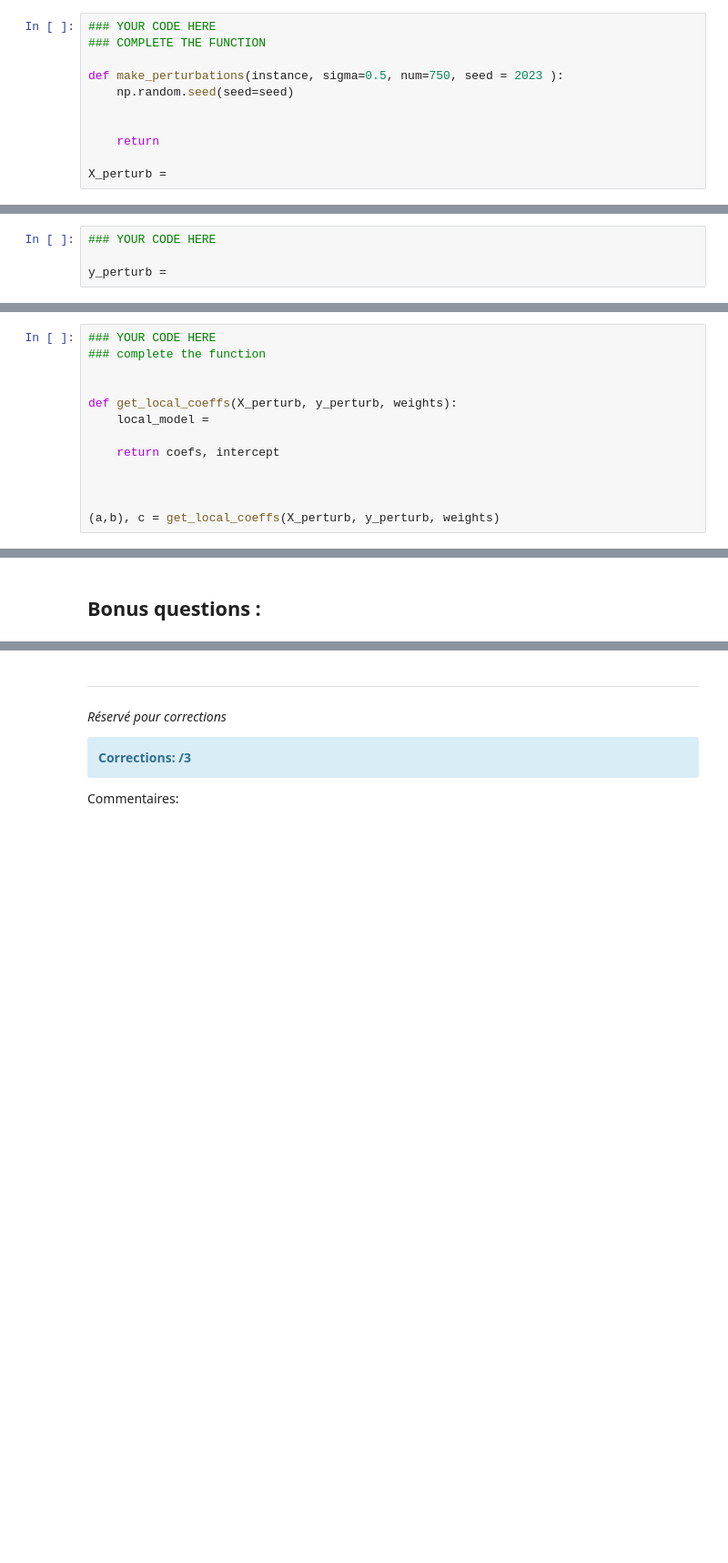
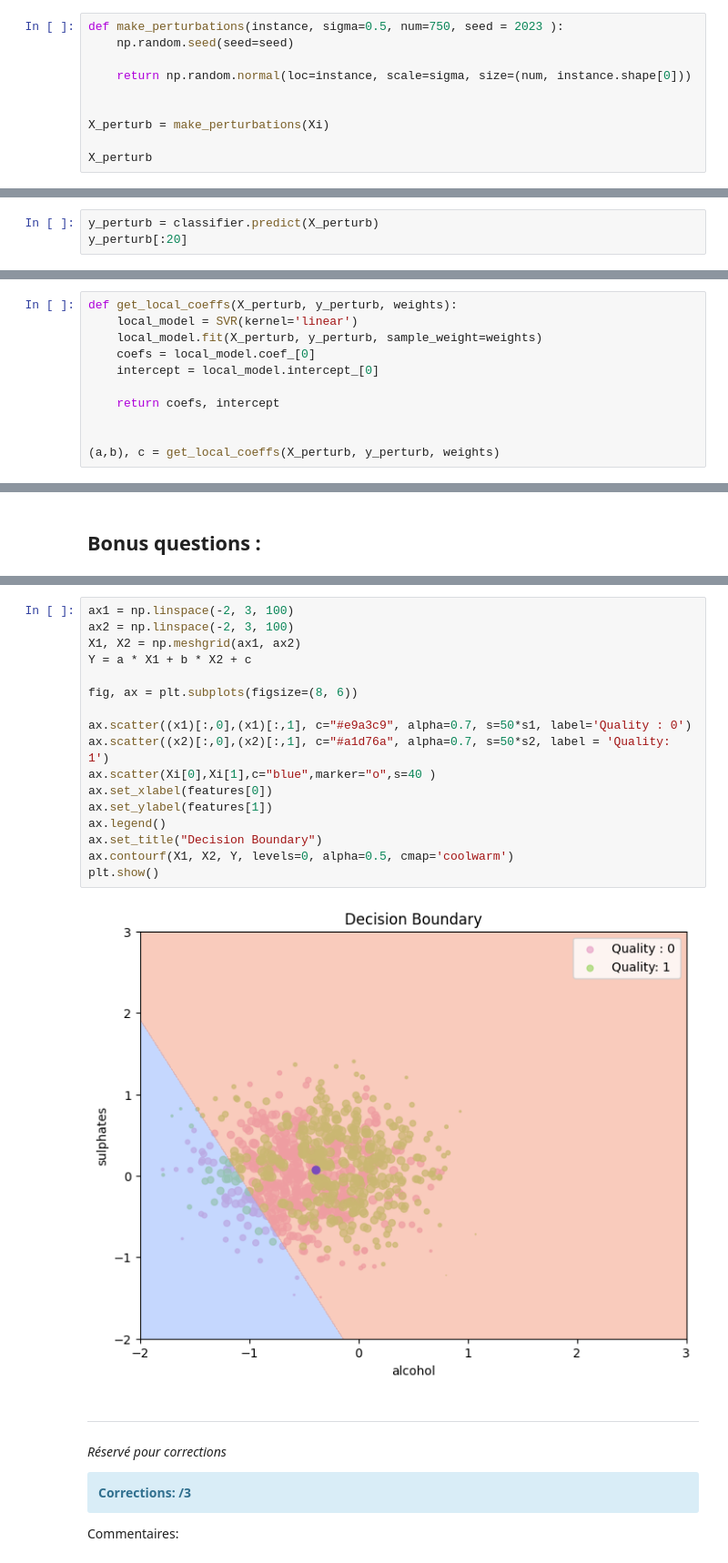
Before and after one commit to Raynobrak/heigvd-labos-xai, a Jupyter notebook: TP4/XAI_TP4_2025_Ancay_Charbonnier.ipynb, the cells around one changed output, grey strips where cells are left out. Shown at 91% size. Saved outputs shown, nothing was run; the diff lists cells and outputs as text; blank space fills up the shorter version.

```diff
--- a/TP4/XAI_TP4_2025_Ancay_Charbonnier.ipynb
+++ b/TP4/XAI_TP4_2025_Ancay_Charbonnier.ipynb
@@ -675,13 +726,12 @@ Xi
 
 You need to return X_perturb which are random points around an instance
 # %%
-### YOUR CODE HERE
-### COMPLETE THE FUNCTION
-
 def make_perturbations(instance, sigma=0.5, num=750, seed = 2023 ):
     np.random.seed(seed=seed)
 
+    return np.random.normal(loc=instance, scale=sigma, size=(num, instance.shape[0]))
 
-    return
 
-X_perturb =
+X_perturb = make_perturbations(Xi)
+
+X_perturb
@@ -690,4 +748,3 @@ X_perturb =
 # %%
-### YOUR CODE HERE
-
-y_perturb =
+y_perturb = classifier.predict(X_perturb)
+y_perturb[:20]
@@ -711,17 +770,15 @@ weights = get_weights(Xi, X_perturb, kernel_width=0.9)
 
 Complete the get local coeffs function, you need to fit a (weighted) **linear regression model** on the perturbed and return the coefficient and the intercept of the linear model
 # %%
-### YOUR CODE HERE
-### complete the function
-
-
 def get_local_coeffs(X_perturb, y_perturb, weights):
-    local_model =
+    local_model = SVR(kernel='linear')
+    local_model.fit(X_perturb, y_perturb, sample_weight=weights)
+    coefs = local_model.coef_[0]
+    intercept = local_model.intercept_[0]
 
     return coefs, intercept
 
 
-
 (a,b), c = get_local_coeffs(X_perturb, y_perturb, weights)
 # %%
 # PRINT THE COEFFs AND INTERCEPT
@@ -799,3 +867,22 @@ Can you plot it ?
+# %%
+ax1 = np.linspace(-2, 3, 100)
+ax2 = np.linspace(-2, 3, 100)
+X1, X2 = np.meshgrid(ax1, ax2)
+Y = a * X1 + b * X2 + c
+
+fig, ax = plt.subplots(figsize=(8, 6))
+
+ax.scatter((x1)[:,0],(x1)[:,1], c="#e9a3c9", alpha=0.7, s=50*s1, label='Quality : 0')
+ax.scatter((x2)[:,0],(x2)[:,1], c="#a1d76a", alpha=0.7, s=50*s2, label = 'Quality: 1')
+ax.scatter(Xi[0],Xi[1],c="blue",marker="o",s=40 )
+ax.set_xlabel(features[0])
+ax.set_ylabel(features[1])
+ax.legend()
+ax.set_title("Decision Boundary")
+ax.contourf(X1, X2, Y, levels=0, alpha=0.5, cmap='coolwarm')
+plt.show()
+# %% [output]
+[figure, added]
 # %% [markdown]
 ---
 *Réservé pour corrections*
```
Also changed, not shown: parts of 27 cells of this notebook.
